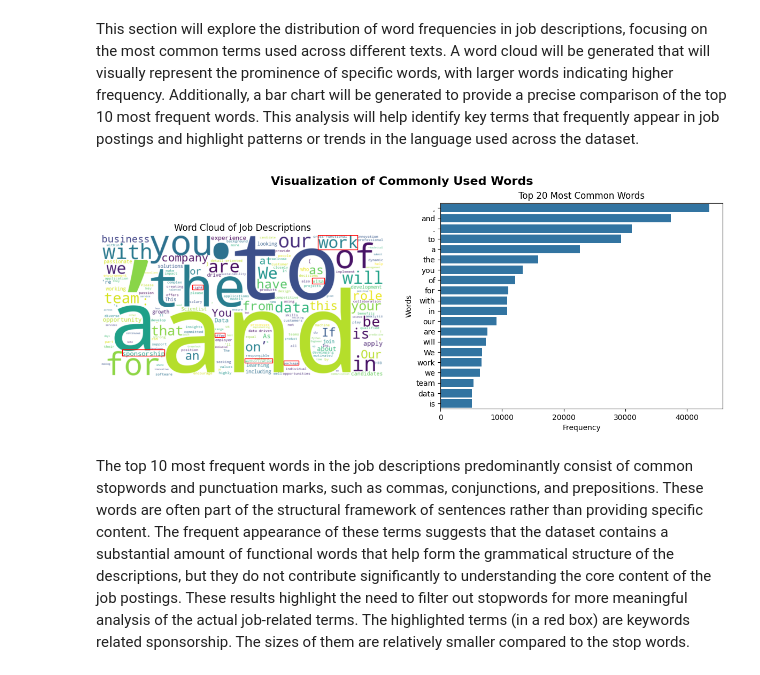
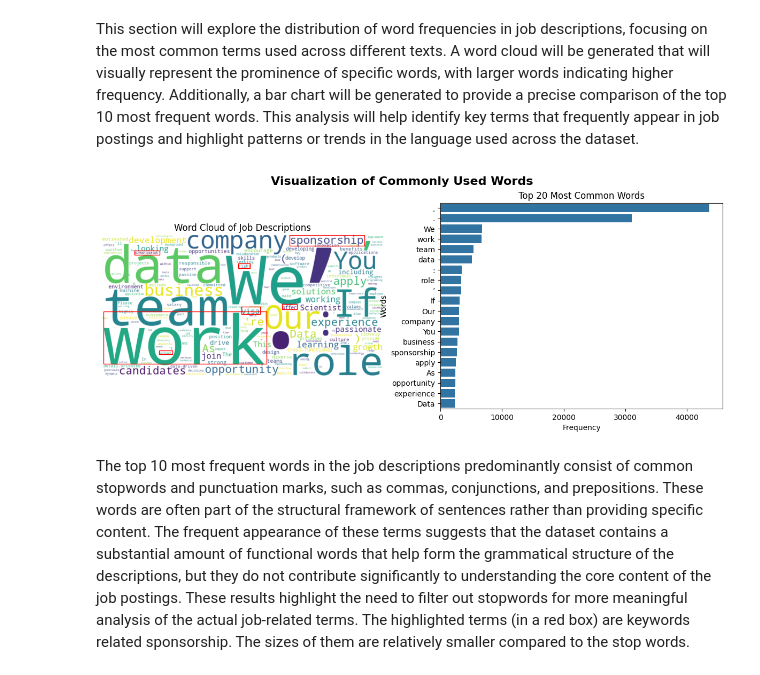
Before and after one commit to rsgGit/job-search, a Jupyter notebook: notebooks/data-exploration.ipynb, the cells around one changed output. Saved outputs shown, nothing was run; the diff lists cells and outputs as text; code cells hidden in the pictures.

```diff
--- a/notebooks/data-exploration.ipynb
+++ b/notebooks/data-exploration.ipynb
@@ -291,12 +293,16 @@ def get_scaled_position_for_box_in_wordcloud(wordcloud, plt, word_position, font
 
     return rect_x, rect_y, rect_width, rect_height
 # %%
-def visualize_words(words, title):
+def visualize_words(words, title, remove_stop_words):
     fig2, axes2 = plt.subplots(1, 2, figsize=(15, 5), sharey=False)
 
     tokens = words.apply(word_tokenize)
     all_tokens = [word for token in tokens for word in token]
-    word_freq = Counter(all_tokens)
+    stop_words = list(stopwords.words('english')) if remove_stop_words else []
+
+    filtered_tokens = [word for word in all_tokens if word not in stop_words] if remove_stop_words else []
+
+    word_freq = Counter(filtered_tokens)
 
     wordcloud = WordCloud(width=800, height=400, background_color='white', prefer_horizontal=1).generate_from_frequencies(word_freq)
     axes2[0].imshow(wordcloud, interpolation='bilinear')
@@ -325,11 +331,11 @@ def visualize_words(words, title):
 
     fig2.suptitle(title, fontsize=16, fontweight='bold')
 
-plt.show()
+    plt.show()
 # %%
-visualize_words(df['description'], 'Visualization of Commonly Used Words')
+visualize_words(df['description'], 'Visualization of Commonly Used Words', True)
 # %% [output]
-[figure, old version]
+[figure, new version]
 # %% [markdown]
 The top 10 most frequent words in the job descriptions predominantly consist of common stopwords and punctuation marks, such as commas, conjunctions, and prepositions. These words are often part of the structural framework of sentences rather than providing specific content. The frequent appearance of these terms suggests that the dataset contains a substantial amount of functional words that help form the grammatical structure of the descriptions, but they do not contribute significantly to understanding the core content of the job postings. These results highlight the need to filter out stopwords for more meaningful analysis of the actual job-related terms. The highlighted terms (in a red box) are keywords related sponsorship. The sizes of them are relatively smaller compared to the stop words.
 # %% [markdown]
```
Also changed, not shown: parts of 11 cells of this notebook, 15 other files.
